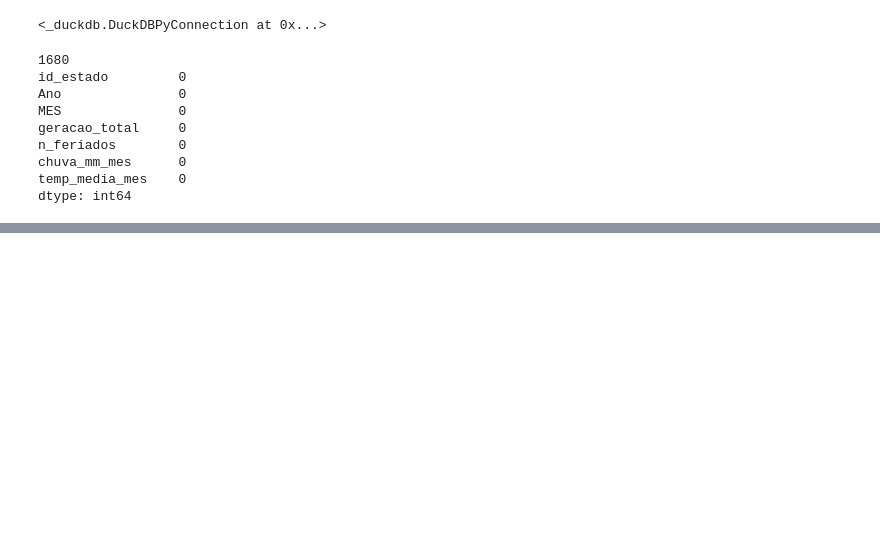
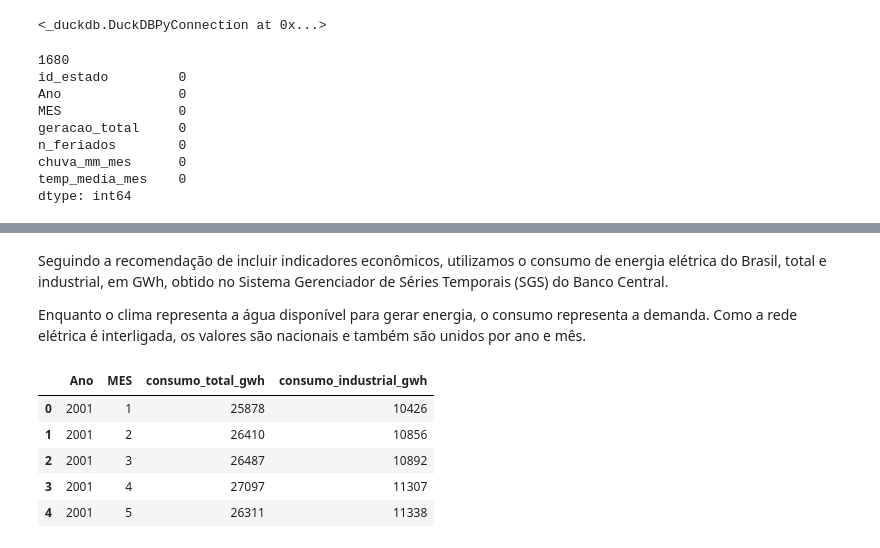
Before and after one commit to soplima/trabalho_final, a Jupyter notebook: analise.ipynb, the cells around one changed output, grey strips where cells are left out. Saved outputs shown, nothing was run; the diff lists cells and outputs as text; code cells hidden in the pictures; blank space fills up the shorter version.

Commit message:
Add: Bandeiras e indicadores economicos.

```diff
--- a/analise.ipynb
+++ b/analise.ipynb
@@ -304,0 +359,27 @@ dtype: int64
+# %% [markdown]
+Seguindo a recomendação de incluir indicadores econômicos, utilizamos o consumo de energia elétrica do Brasil, total e industrial, em GWh, obtido no Sistema Gerenciador de Séries Temporais (SGS) do Banco Central.
+
+Enquanto o clima representa a água disponível para gerar energia, o consumo representa a demanda. Como a rede elétrica é interligada, os valores são nacionais e também são unidos por ano e mês.
+# %%
+def baixar_sgs(codigo, nome):
+    url = (f"https://api.bcb.gov.br/dados/serie/bcdata.sgs.{codigo}/dados"
+           "?formato=json&dataInicial=01/01/2001&dataFinal=31/12/2020")
+    d = pd.read_json(url)
+    d["data"] = pd.to_datetime(d["data"], format="%d/%m/%Y")
+    d["Ano"] = d["data"].dt.year
+    d["MES"] = d["data"].dt.month
+    return d.rename(columns={"valor": nome})[["Ano", "MES", nome]]
+# %%
+df_consumo = baixar_sgs(1406, "consumo_total_gwh")
+df_industrial = baixar_sgs(1404, "consumo_industrial_gwh")
+
+df_economia = df_consumo.merge(df_industrial, on=["Ano", "MES"])
+df_economia.to_parquet("economia_mensal.parquet")
+df_economia.head()
+# %% [output]
+|  | Ano | MES | consumo_total_gwh | consumo_industrial_gwh |
+| 0 | 2001 | 1 | 25878 | 10426 |
+| 1 | 2001 | 2 | 26410 | 10856 |
+| 2 | 2001 | 3 | 26487 | 10892 |
+| 3 | 2001 | 4 | 27097 | 11307 |
+| 4 | 2001 | 5 | 26311 | 11338 |
```
Also changed, not shown: parts of 5 cells of this notebook.
